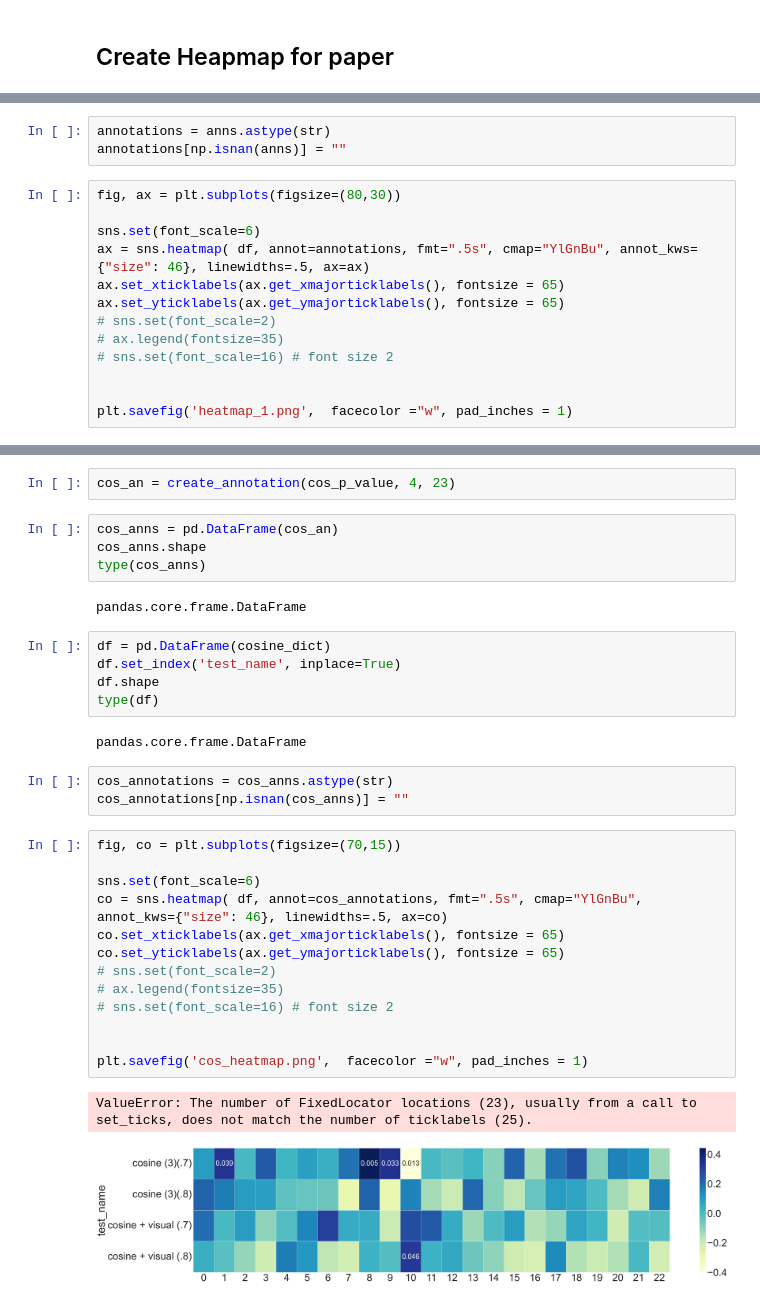
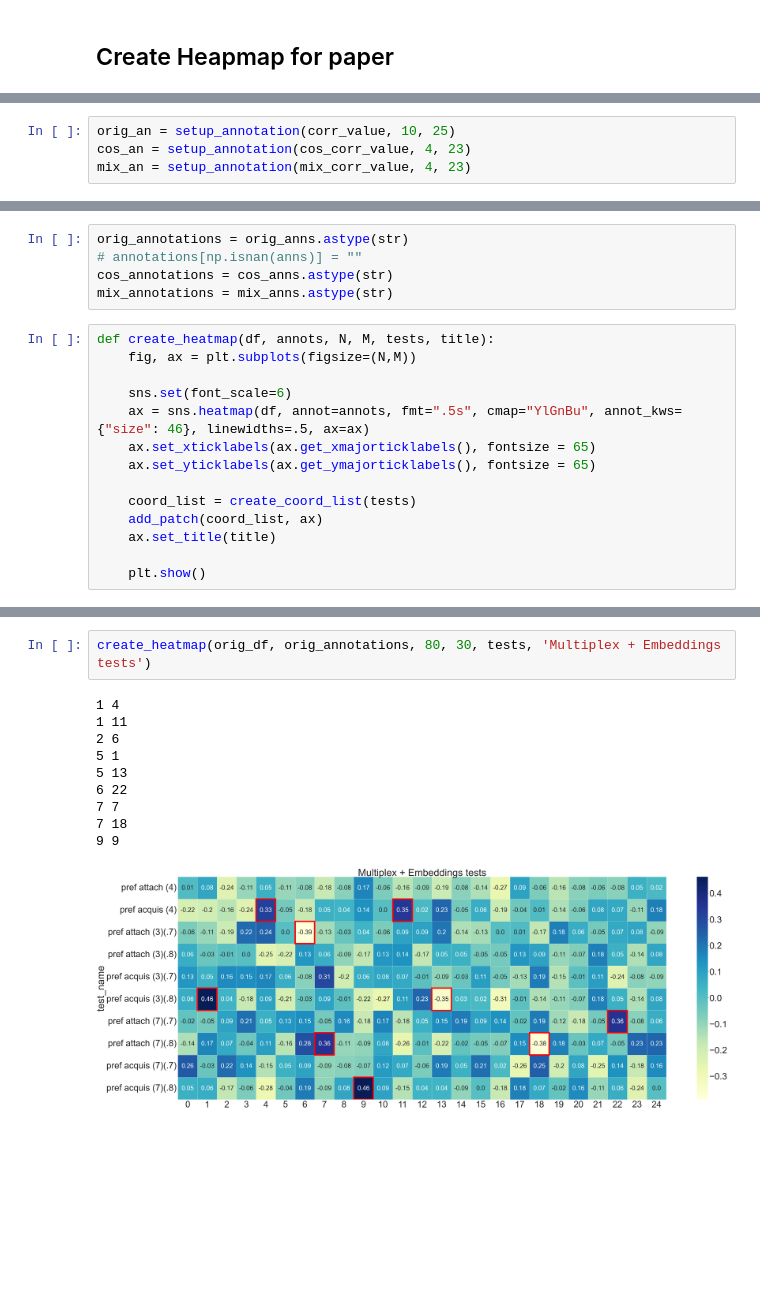
Before and after one commit to CatherineHenry/multiplex_network, a Jupyter notebook: src/heatmaps.ipynb, the cells around one changed output, grey strips where cells are left out. Saved outputs shown, nothing was run; the diff lists cells and outputs as text; blank space fills up the shorter version.

Commit message:
reordered tests, framed significant cells and changed annotations to correlations

```diff
--- a/src/heatmaps.ipynb
+++ b/src/heatmaps.ipynb
@@ -99 +142,5 @@ data_an = create_annotation(p_value, 14, 25)
+# %%
+orig_an = setup_annotation(corr_value, 10, 25)
+cos_an = setup_annotation(cos_corr_value, 4, 23)
+mix_an = setup_annotation(mix_corr_value, 4, 23)
 # %%
@@ -112,16 +159,19 @@ pandas.core.frame.DataFrame
 # %%
-annotations = anns.astype(str)
-annotations[np.isnan(anns)] = ""
+orig_annotations = orig_anns.astype(str)
+# annotations[np.isnan(anns)] = ""
+cos_annotations = cos_anns.astype(str)
+mix_annotations = mix_anns.astype(str)
 # %%
-fig, ax = plt.subplots(figsize=(80,30))
+def create_heatmap(df, annots, N, M, tests, title):
+    fig, ax = plt.subplots(figsize=(N,M))
 
-sns.set(font_scale=6)
-ax = sns.heatmap( df, annot=annotations, fmt=".5s", cmap="YlGnBu", annot_kws={"size": 46}, linewidths=.5, ax=ax)
-ax.set_xticklabels(ax.get_xmajorticklabels(), fontsize = 65)
-ax.set_yticklabels(ax.get_ymajorticklabels(), fontsize = 65)
-# sns.set(font_scale=2)
-# ax.legend(fontsize=35)
-# sns.set(font_scale=16) # font size 2
+    sns.set(font_scale=6)
+    ax = sns.heatmap(df, annot=annots, fmt=".5s", cmap="YlGnBu", annot_kws={"size": 46}, linewidths=.5, ax=ax)
+    ax.set_xticklabels(ax.get_xmajorticklabels(), fontsize = 65)
+    ax.set_yticklabels(ax.get_ymajorticklabels(), fontsize = 65)
 
+    coord_list = create_coord_list(tests)
+    add_patch(coord_list, ax)
+    ax.set_title(title)
 
-plt.savefig('heatmap_1.png',  facecolor ="w", pad_inches = 1)
+    plt.show()
@@ -130,34 +178,13 @@ plt.savefig('heatmap_1.png',  facecolor ="w", pad_inches = 1)
-# %%
-cos_an = create_annotation(cos_p_value, 4, 23)
-# %%
-cos_anns = pd.DataFrame(cos_an)
-cos_anns.shape
-type(cos_anns)
-# %% [output]
-pandas.core.frame.DataFrame
-# %%
-df = pd.DataFrame(cosine_dict)
-df.set_index('test_name', inplace=True)
-df.shape
-type(df)
-# %% [output]
-pandas.core.frame.DataFrame
-# %%
-cos_annotations = cos_anns.astype(str)
-cos_annotations[np.isnan(cos_anns)] = ""
-# %%
-fig, co = plt.subplots(figsize=(70,15))
-
-sns.set(font_scale=6)
-co = sns.heatmap( df, annot=cos_annotations, fmt=".5s", cmap="YlGnBu", annot_kws={"size": 46}, linewidths=.5, ax=co)
-co.set_xticklabels(ax.get_xmajorticklabels(), fontsize = 65)
-co.set_yticklabels(ax.get_ymajorticklabels(), fontsize = 65)
-# sns.set(font_scale=2)
-# ax.legend(fontsize=35)
-# sns.set(font_scale=16) # font size 2
-
-
-plt.savefig('cos_heatmap.png',  facecolor ="w", pad_inches = 1)
-# %% [output]
-ValueError: The number of FixedLocator locations (23), usually from a call to set_ticks, does not match the number of ticklabels (25).
-[figure, removed]
+# %%
+create_heatmap(orig_df, orig_annotations, 80, 30, tests, 'Multiplex + Embeddings tests')
+# %% [output]
+1 4
+1 11
+2 6
+5 1
+5 13
+6 22
+7 7
+7 18
+9 9
+[figure, added]
```
Also changed, not shown: parts of 16 cells of this notebook.
